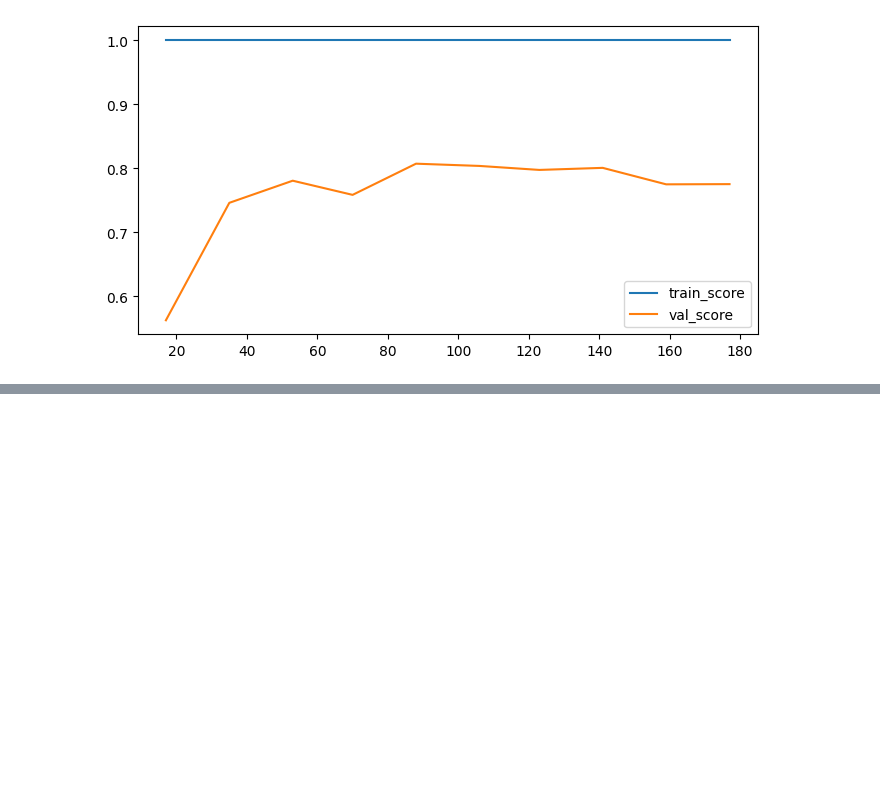
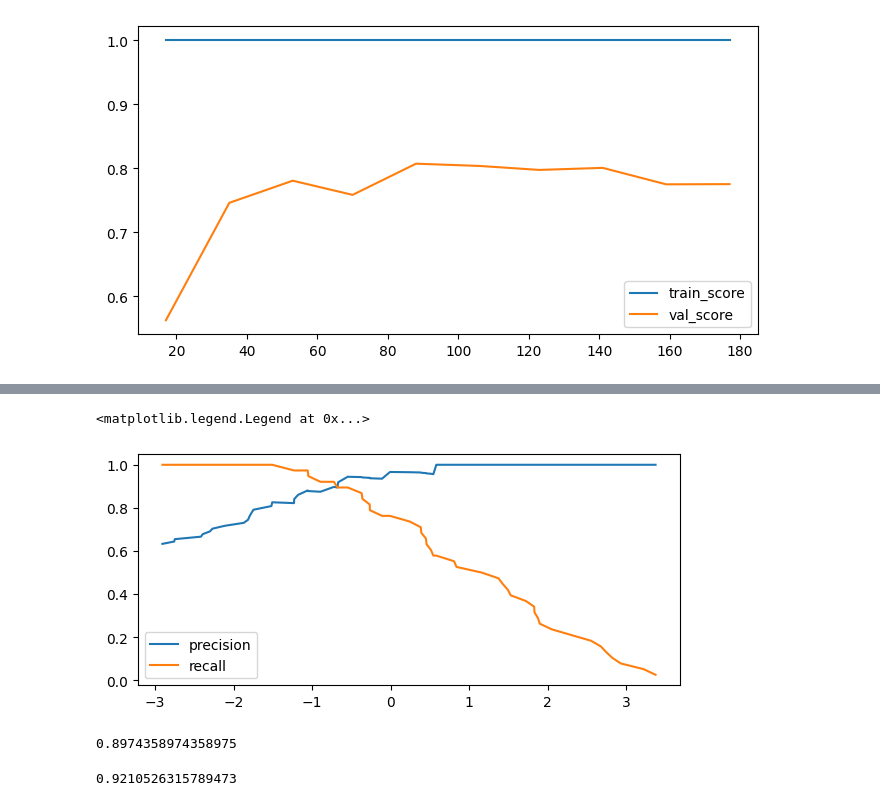
Before and after one commit to Ramseyn77/Heart, a Jupyter notebook: code.ipynb, the cells around one changed output, grey strips where cells are left out. Saved outputs shown, nothing was run; the diff lists cells and outputs as text; code cells hidden in the pictures; blank space fills up the shorter version.

Commit message:
finalisation du projet

```diff
--- a/code.ipynb
+++ b/code.ipynb
@@ -185,0 +280,12 @@ Error:
+# %%
+from sklearn.metrics import precision_recall_curve
+
+precision,recall,threshold = precision_recall_curve(y_test,grid.best_estimator_.decision_function(X_test))
+
+plt.figure(figsize=(7,3))
+plt.plot(threshold,precision[:-1],label='precision')
+plt.plot(threshold,recall[:-1],label='recall')
+plt.legend()
+# %% [output]
+<matplotlib.legend.Legend at 0x...>
+[figure, added]
@@ -185,0 +295,9 @@ Error:
+# %%
+y_prediction = final_model(grid.best_estimator_,X_test,threshold=-1)
+
+print(f1_score(y_test,y_prediction))
+from sklearn.metrics import recall_score
+recall_score(y_test,y_prediction)
+# %% [output]
+0.8974358974358975
+0.9210526315789473
```
Also changed, not shown: parts of 7 cells of this notebook, 1 other file.
